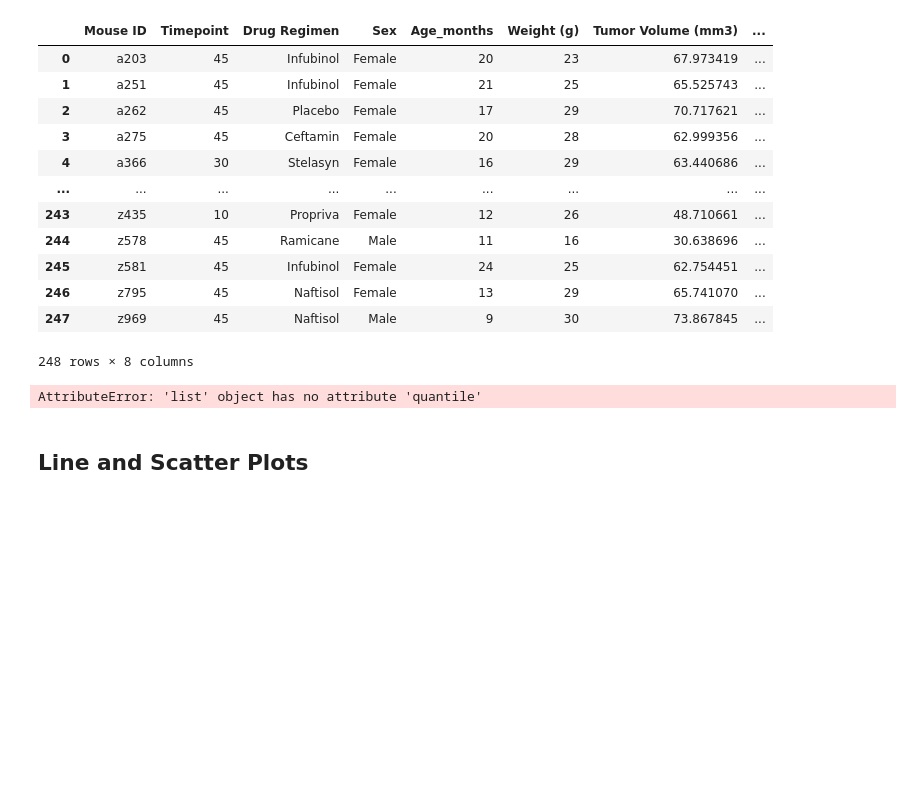
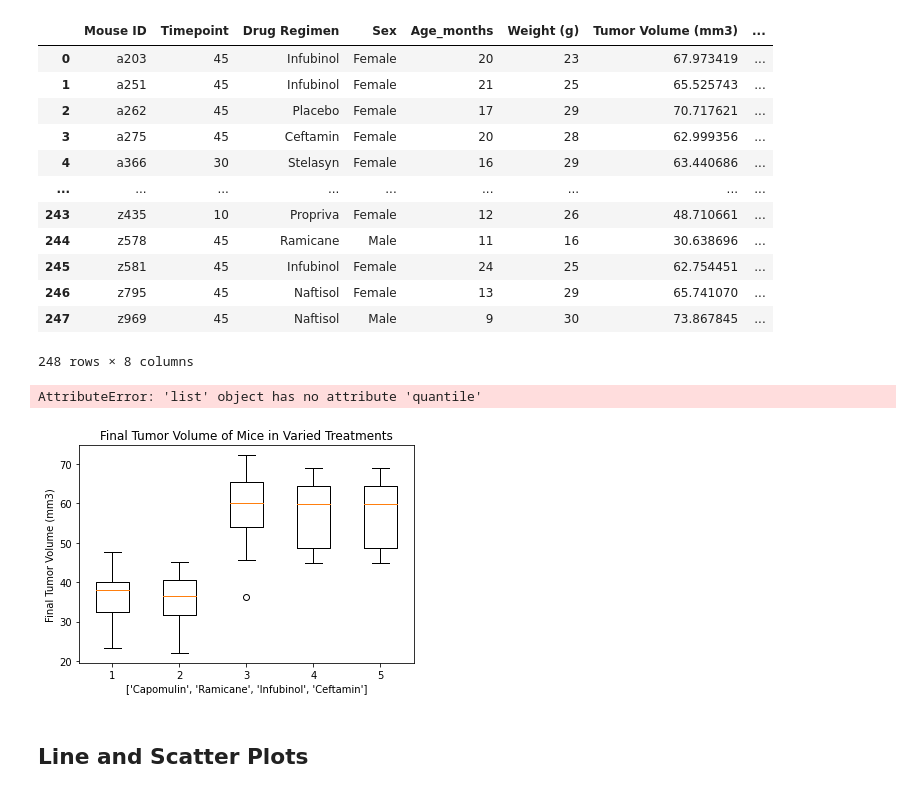
Before and after one commit to ryleenelson1397/matplotlib-challenge, a Jupyter notebook: Pymaceuticals/RNelson_Pymaceuticals .ipynb, the cells around one changed output. Drawn from its saved outputs; the diff is of its cells as text; code cells hidden in the pictures; blank space fills up the shorter version.

```diff
--- a/Pymaceuticals/pymaceuticals_starter.ipynb
+++ b/Pymaceuticals/RNelson_Pymaceuticals .ipynb
@@ -225,25 +225,31 @@ tumor_vol = []
 
 for treatment in treatments:
 
-
 # Calculate the IQR and quantitatively determine if there are any potential outliers.
-
 
     # Locate the rows which contain mice on each drug and get the tumor volumes
     specific_mice = merge_df.loc[merge_df["Drug Regimen"] == treatment, 'Tumor Volume (mm3)']
 
     # add subset
     tumor_vol.append(specific_mice)
-
-    # Determine outliers using upper and lower bounds
-    quartiles = tumor_vol.quantile([.25,.5,.75])
-    lowerq = quartiles[0.25]
-    upperq = quartiles[0.75]
-    iqr = upperq-lowerq
-# %% [output]
-AttributeError: 'list' object has no attribute 'quantile'
+# %%
+    # Determine outliers using upper and lower bounds
+    quartiles = tumor_vol.quantile([0.25, 0.5, 0.75])
+    lowerq = quartiles[0.25]
+    upperq = quartiles[0.75]
+    iqr = upperq-lowerq
+# %% [output]
+AttributeError: 'list' object has no attribute 'quantile'
 # %%
 # Generate a box plot of the final tumor volume of each mouse across four regimens of interest
+fig1, ax1 = plt.subplots()
+ax1.set_title('Final Tumor Volume of Mice in Varied Treatments')
+ax1.set_ylabel('Final Tumor Volume (mm3)')
+ax1.set_xlabel(treatments)
+ax1.boxplot(tumor_vol)
+plt.show()
+# %% [output]
+[figure, added]
 # %% [markdown]
 ## Line and Scatter Plots
 # %%
```
Also changed, not shown: parts of 4 cells of this notebook.
